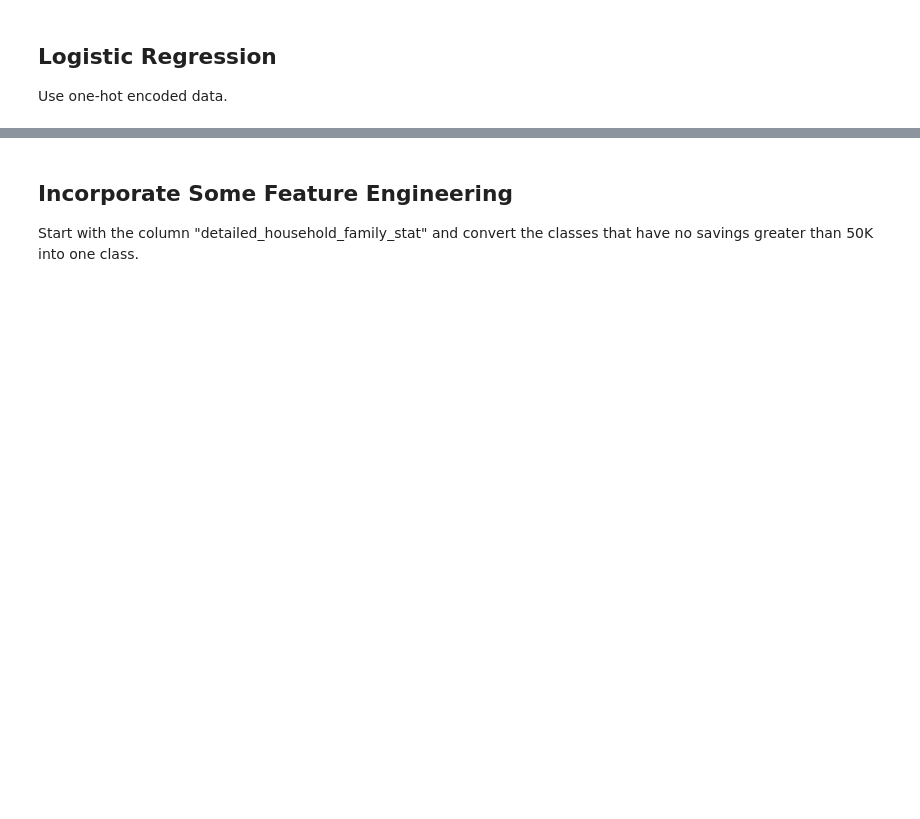
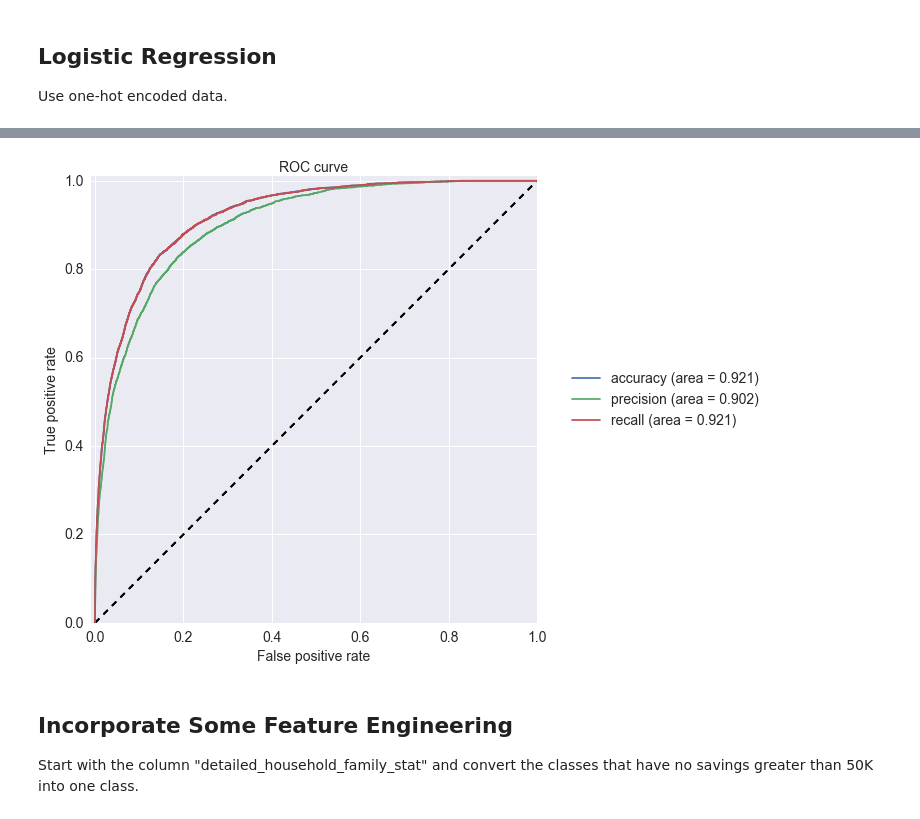
Before and after one commit to g-deoliveira/US-Census-Data-Project, a Jupyter notebook: Chapter 2 - Model Selection and Training.ipynb, the cells around one changed output, grey strips where cells are left out. Cells and saved outputs as stored; diff of their text form; code cells hidden in the pictures; blank space fills up the shorter version.

```diff
--- a/Chapter 2 - Model Selection and Training.ipynb
+++ b/Chapter 2 - Model Selection and Training.ipynb
@@ -296,7 +392,8 @@ X_train, X_test, y_train, y_test = get_train_test_data_sets(X, y)
 # %%
-parameters = {'penalty': ['l1', 'l2'], 'C': [1.0, 0.5, 0.1, 0.05, 0.01]}
+parameters = {'penalty': ['l1', 'l2'], 'C': [1.0, 0.5, 0.1, 0.05, 0.01, 0.005]}
 
-parameters = {'penalty': ['l1', 'l2'], 'C': [0.1]}
+#parameters = {'penalty': ['l1'], 'C': [0.1]}
 # %%
-lr_a = run_grid_search(LogisticRegression(), score='accuracy', parameters,
-                       verbose=1, print_grid_scores=True)
+lr_a = run_grid_search(LogisticRegression(), parameters,
+                       X_ohe_train, y_ohe_train, X_ohe_test, y_ohe_test,
+                       score='accuracy', verbose=1, print_grid_scores=True)
@@ -303,3 +419,4 @@ lr_a = run_grid_search(LogisticRegression(), score='accuracy', parameters,
 # %%
-lr_p = run_grid_search(LogisticRegression(), score='precision', parameters,
-                       verbose=1, print_grid_scores=True)
+lr_p = run_grid_search(LogisticRegression(), parameters,
+                       X_ohe_train, y_ohe_train, X_ohe_test, y_ohe_test,
+                       score='precision', verbose=1, print_grid_scores=True)
@@ -306,3 +442,4 @@ lr_p = run_grid_search(LogisticRegression(), score='precision', parameters,
 # %%
-lr_r = run_grid_search(LogisticRegression(), score='recall', parameters,
-                       verbose=1, print_grid_scores=True)
+lr_r = run_grid_search(LogisticRegression(),  parameters,
+                       X_ohe_train, y_ohe_train, X_ohe_test, y_ohe_test ,
+                       score='recall', verbose=1, print_grid_scores=True)
@@ -309,5 +465,7 @@ lr_r = run_grid_search(LogisticRegression(), score='recall', parameters,
 # %%
-plot_roc_curves([lr_a, lr_p, lr_r],['accuracy', 'precision', 'recall'])
+plot_roc_curves([lr_a, lr_p, lr_r], X_ohe_test, y_ohe_test)
+# %% [output]
+[figure, added]
 # %% [markdown]
 ## Incorporate Some Feature Engineering
 Start with the column "detailed_household_family_stat" and convert the classes that have no savings greater than 50K into one class.
```
Also changed, not shown: parts of 50 cells of this notebook.
